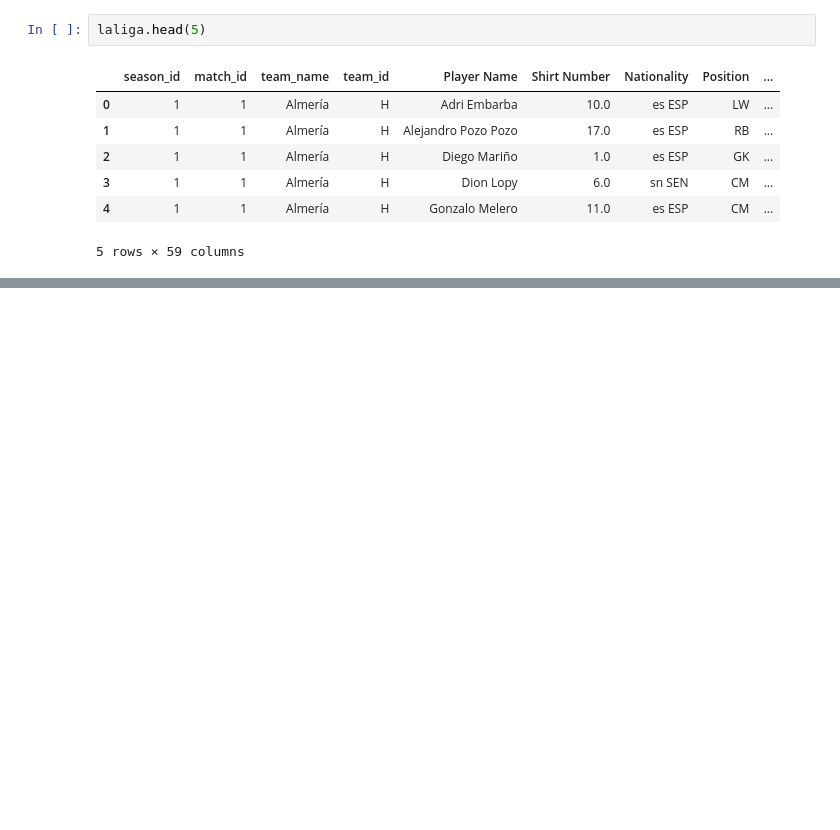
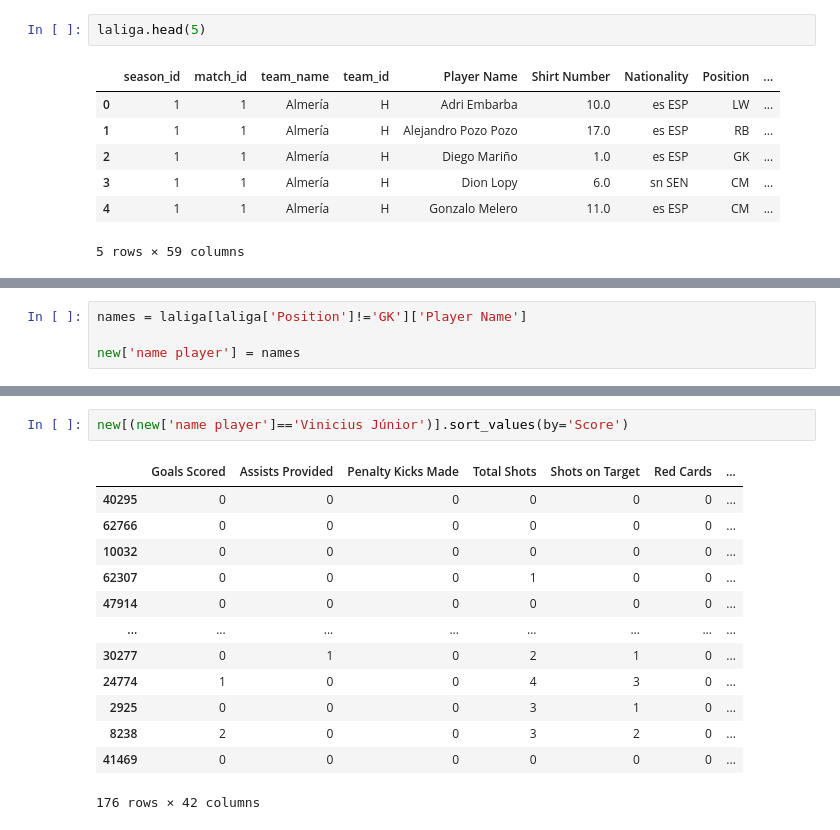
Before and after one commit to marcfolchp/thunder, a Jupyter notebook: YELO/formula-step1.ipynb, the cells around one changed output, grey strips where cells are left out. Saved outputs shown, nothing was run; the diff lists cells and outputs as text; blank space fills up the shorter version.

```diff
--- a/YELO/formula-step1.ipynb
+++ b/YELO/formula-step1.ipynb
@@ -189,0 +249,4 @@ KeyError: 'Goals Scored'
+# %%
+names = laliga[laliga['Position']!='GK']['Player Name']
+
+new['name player'] = names
@@ -189,0 +263,16 @@ KeyError: 'Goals Scored'
+# %%
+new[(new['name player']=='Vinicius Júnior')].sort_values(by='Score')
+# %% [output]
+|  | Goals Scored | Assists Provided | Penalty Kicks Made | Total Shots | Shots on Target | Red Cards | ... |
+| 40295 | 0 | 0 | 0 | 0 | 0 | 0 | ... |
+| 62766 | 0 | 0 | 0 | 0 | 0 | 0 | ... |
+| 10032 | 0 | 0 | 0 | 0 | 0 | 0 | ... |
+| 62307 | 0 | 0 | 0 | 1 | 0 | 0 | ... |
+| 47914 | 0 | 0 | 0 | 0 | 0 | 0 | ... |
+| ... | ... | ... | ... | ... | ... | ... | ... |
+| 30277 | 0 | 1 | 0 | 2 | 1 | 0 | ... |
+| 24774 | 1 | 0 | 0 | 4 | 3 | 0 | ... |
+| 2925 | 0 | 0 | 0 | 3 | 1 | 0 | ... |
+| 8238 | 2 | 0 | 0 | 3 | 2 | 0 | ... |
+| 41469 | 0 | 0 | 0 | 0 | 0 | 0 | ... |
+176 rows × 42 columns
```
Also changed, not shown: parts of 6 cells of this notebook.
